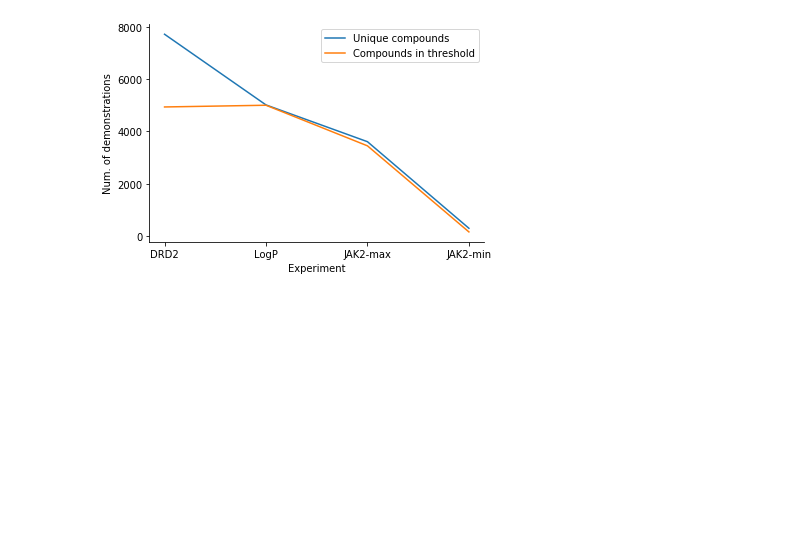
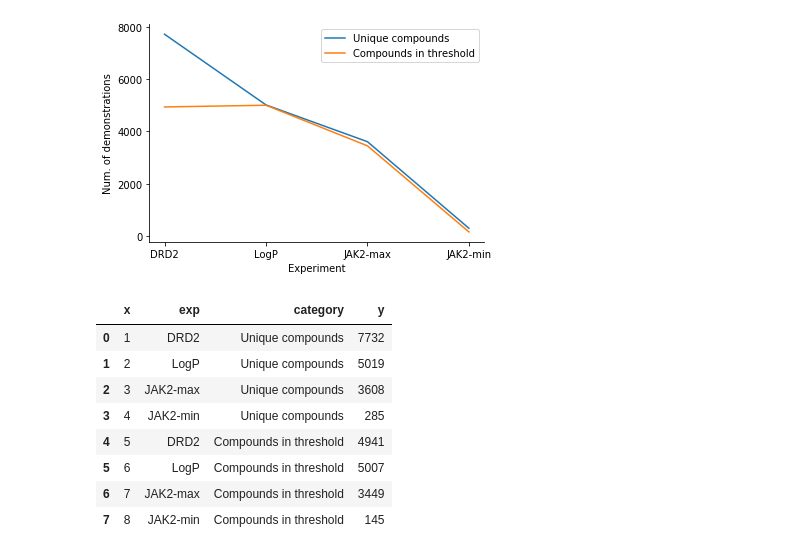
Before and after one commit to bbrighttaer/irelease, a Jupyter notebook: proj/notebooks/demo_sizes.ipynb, the cells around one changed output. Cells and saved outputs as stored; diff of their text form; code cells hidden in the pictures; blank space fills up the shorter version.

```diff
--- a/proj/notebooks/demo_sizes.ipynb
+++ b/proj/notebooks/demo_sizes.ipynb
@@ -15,3 +16,21 @@ sns.despine()
 plt.savefig('demo_sizes.pdf')
 # %% [output]
 [figure]
+# %%
+df = pd.DataFrame({'x':[1,2,3,4,5,6,7,8],
+                   'exp':['DRD2','LogP','JAK2-max','JAK2-min','DRD2','LogP','JAK2-max','JAK2-min'],
+                   'category':['Unique compounds','Unique compounds','Unique compounds','Unique compounds',
+                              'Compounds in threshold','Compounds in threshold','Compounds in threshold',
+                               'Compounds in threshold'],
+                  'y':[7732, 5019, 3608, 285, 4941, 5007, 3449, 145]})
+df.head(10)
+# %% [output]
+|  | x | exp | category | y |
+| 0 | 1 | DRD2 | Unique compounds | 7732 |
+| 1 | 2 | LogP | Unique compounds | 5019 |
+| 2 | 3 | JAK2-max | Unique compounds | 3608 |
+| 3 | 4 | JAK2-min | Unique compounds | 285 |
+| 4 | 5 | DRD2 | Compounds in threshold | 4941 |
+| 5 | 6 | LogP | Compounds in threshold | 5007 |
+| 6 | 7 | JAK2-max | Compounds in threshold | 3449 |
+| 7 | 8 | JAK2-min | Compounds in threshold | 145 |
```
Also changed, not shown: parts of 2 cells of this notebook, 2 other files.
